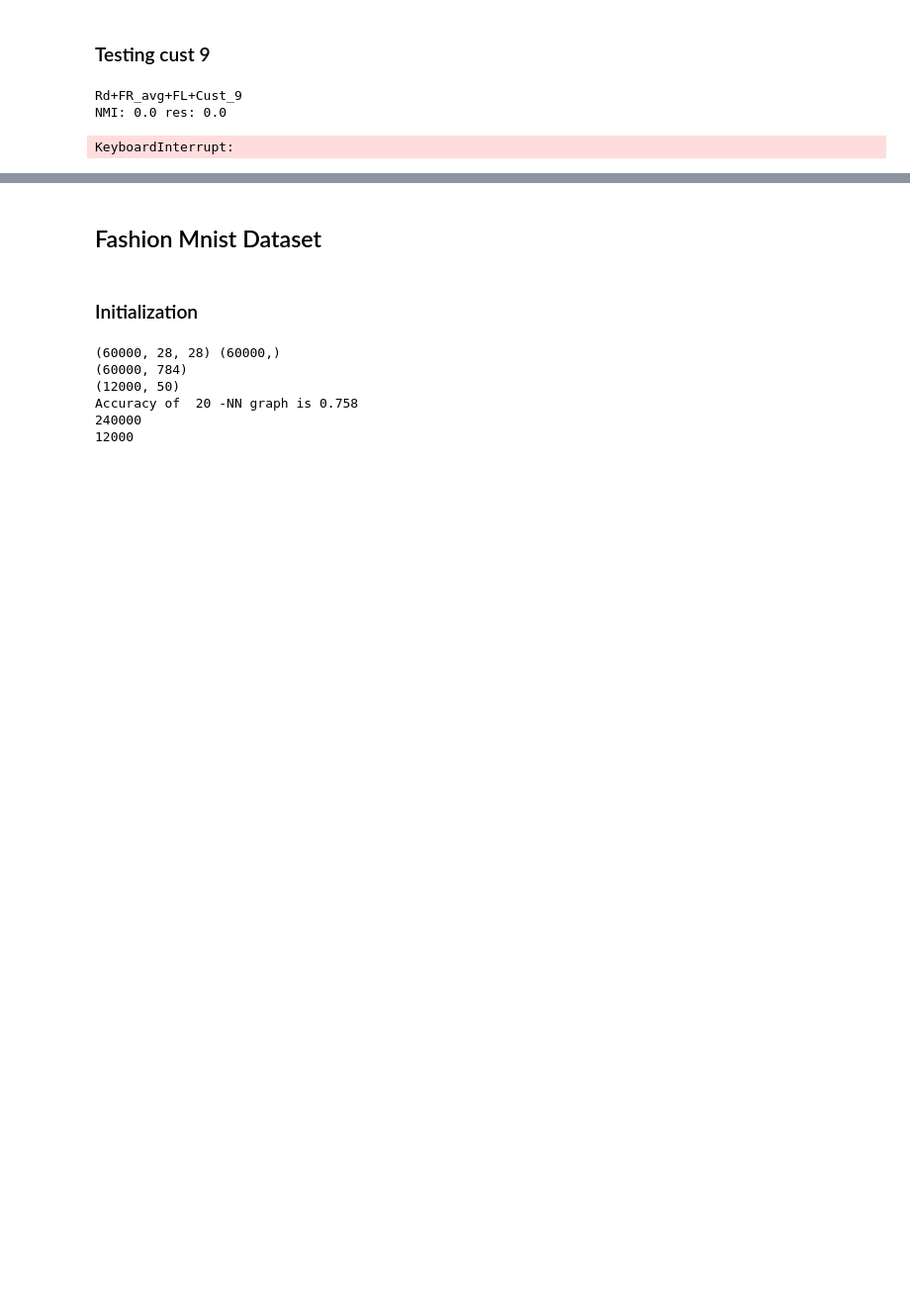
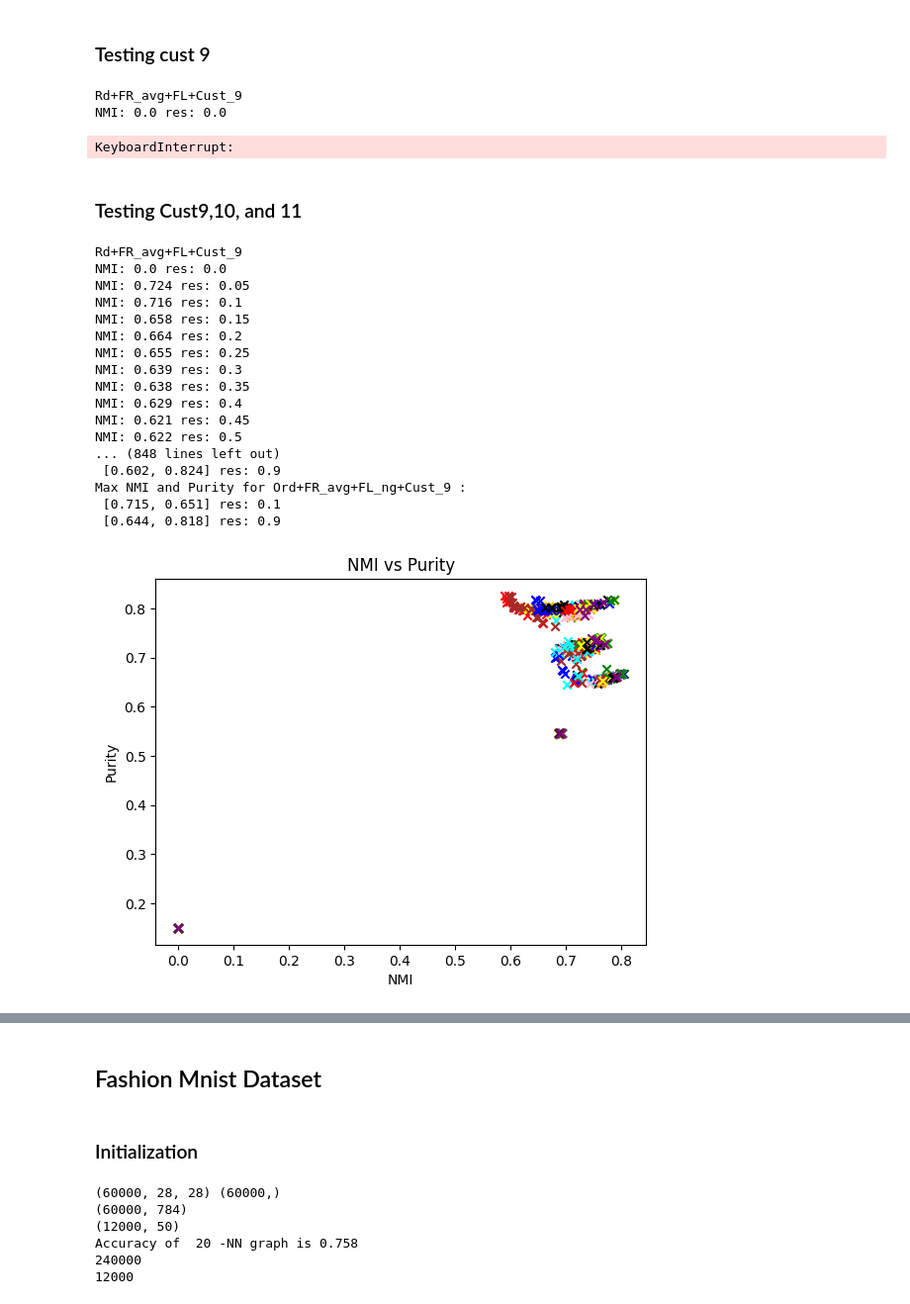
Before and after one commit to csmukherjee/MCPC_Clustering, a Jupyter notebook: Codes/Test_General.ipynb, the cells around one changed output, grey strips where cells are left out. Shown at 99% size. Drawn from its saved outputs; the diff is of its cells as text; code cells hidden in the pictures; blank space fills up the shorter version.

Commit message:
final testing

```diff
--- a/Codes/Test_General.ipynb
+++ b/Codes/Test_General.ipynb
@@ -457,3 +460,67 @@ an.metrics_summary_general(total_labels,label,res_,names)
 Rd+FR_avg+FL+Cust_9
 NMI: 0.0 res: 0.0
 KeyboardInterrupt:
+# %% [markdown]
+### Testing Cust9,10, and 11
+# %%
+import analysis as an
+import Real_Cust10 as RC10
+from sklearn.metrics.cluster import normalized_mutual_info_score as NMI
+
+n=len(G.nodes())
+res_=[] #0.26, 0.24 is best for Louvain, 3.3, 2.0
+labels=[]
+total_labels=[]
+names = []
+
+FR_ord = ['Rd', 'Ord']
+FR_Recalc = ['FR_avg', 'FR_Re']
+FR_tp = ['FL','FL_ng','FL_pr']
+Mod_tp = {9:'Cust_9', 10:'Cust_10', 11:'Cust_11'}
+
+
+for FR_order in [0,1]:
+    for FR_Rec in [0,1]:
+        for FR_type in range(3):
+            for Mod_type in [9,10,11]:
+                name = str(FR_ord[FR_order] + '+' + FR_Recalc[FR_Rec] + '+' + FR_tp[FR_type] + '+' + Mod_tp[Mod_type])
+                print(name)
+                names.append(name)
+                labels=[]
+
+                res_list = []
+                for i in range(20):
+                    res_list.append(i/20)
+
+                for res in res_list:
+                    partition = RC10.louvain_partitions(G, seed=0,resolution=res,FR_order=FR_order, FR_Recalc=FR_Rec, FR_type=FR_type, Mod_type=Mod_type)
+                    label_new=get_labels(partition,n)
+                    labels.append(label_new)
+                    print('NMI:',round(NMI(label,label_new),3),'res:',res)
+                    #print(res,round(NMI(label,label_new),2),round(met.purity_score(label,label_new),2))
+                total_labels.append(labels)
+                res_.append(res_list)
+                #print the nmi
+
+an.metrics_summary_general(total_labels,label,res_,names)
+
+#an.metrics_summary(total_labels,label,res_,names)
+# %% [output]
+Rd+FR_avg+FL+Cust_9
+NMI: 0.0 res: 0.0
+NMI: 0.724 res: 0.05
+NMI: 0.716 res: 0.1
+NMI: 0.658 res: 0.15
+NMI: 0.664 res: 0.2
+NMI: 0.655 res: 0.25
+NMI: 0.639 res: 0.3
+NMI: 0.638 res: 0.35
+NMI: 0.629 res: 0.4
+NMI: 0.621 res: 0.45
+NMI: 0.622 res: 0.5
+... (848 lines left out)
+ [0.602, 0.824] res: 0.9
+Max NMI and Purity for Ord+FR_avg+FL_ng+Cust_9 :
+ [0.715, 0.651] res: 0.1
+ [0.644, 0.818] res: 0.9
+[figure, added]
```
Also changed, not shown: parts of 8 cells of this notebook, 3 other files.
